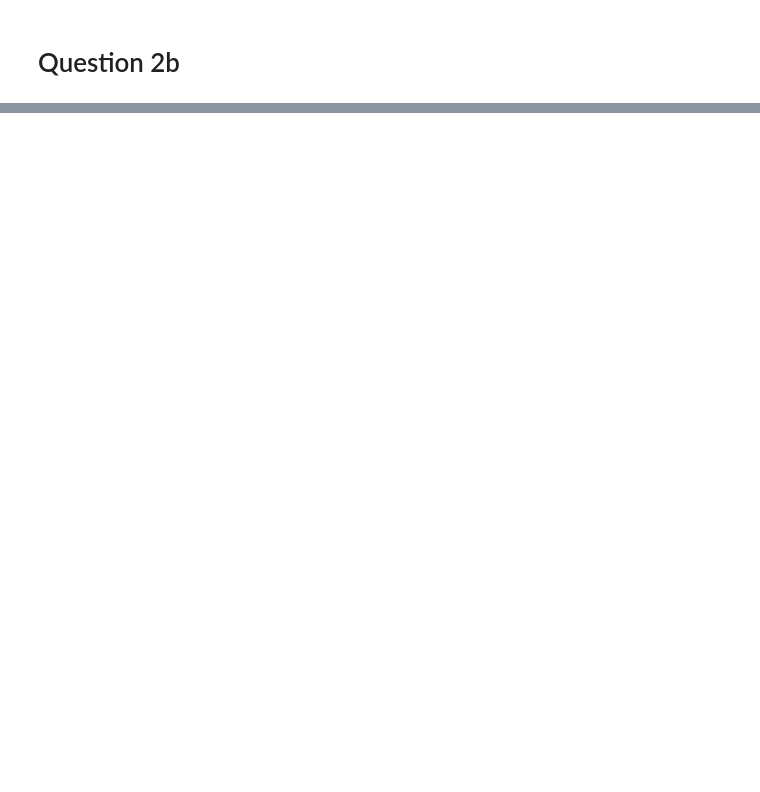
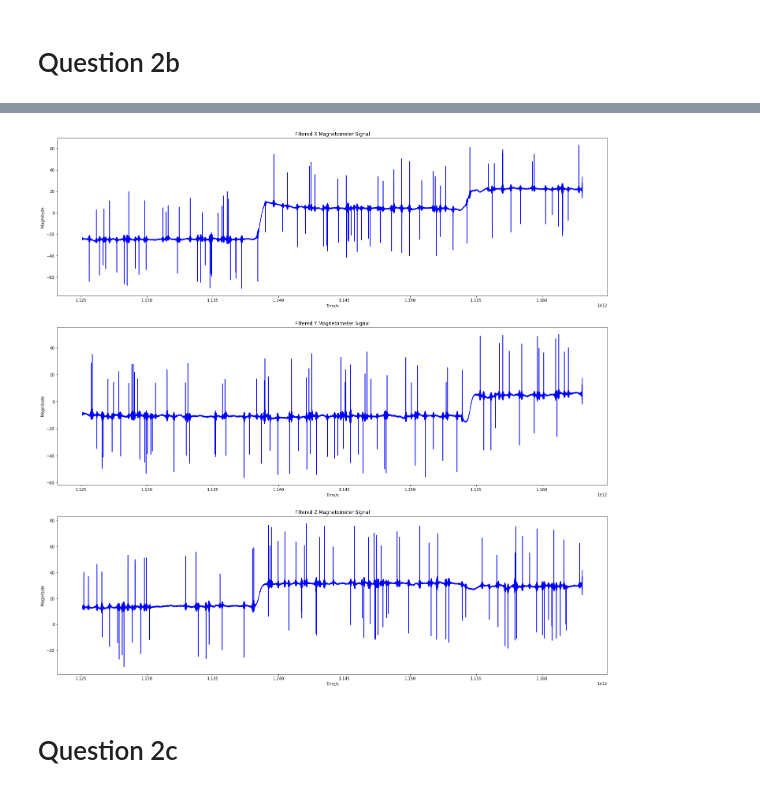
Before and after one commit to ZJTAN97/FilterSignalsProject, a Jupyter notebook: CA Qn 2/answer.ipynb, the cells around one changed output, grey strips where cells are left out. Saved outputs shown, nothing was run; the diff lists cells and outputs as text; code cells hidden in the pictures; blank space fills up the shorter version.

```diff
--- a/CA Qn 2/answer.ipynb
+++ b/CA Qn 2/answer.ipynb
@@ -232,0 +195,10 @@ plt.show()
+# %%
+fig, (ax4, ax5, ax6) = plt.subplots(3, 1, figsize=(25,25))
+
+plotter(ax4, ts_noisy_mag, noise_filter_mag[0], 'Time/s', 'Magnitude', 'Filtered X Magnetometer Signal', color='b')
+plotter(ax5, ts_noisy_mag, noise_filter_mag[1], 'Time/s', 'Magnitude', 'Filtered Y Magnetometer Signal', color='b')
+plotter(ax6, ts_noisy_mag, noise_filter_mag[2], 'Time/s', 'Magnitude', 'Filtered Z Magnetometer Signal', color='b')
+# %% [output]
+[figure, added]
+# %% [markdown]
+# Question 2c
```
Also changed, not shown: parts of 20 cells of this notebook, 1 other file.
